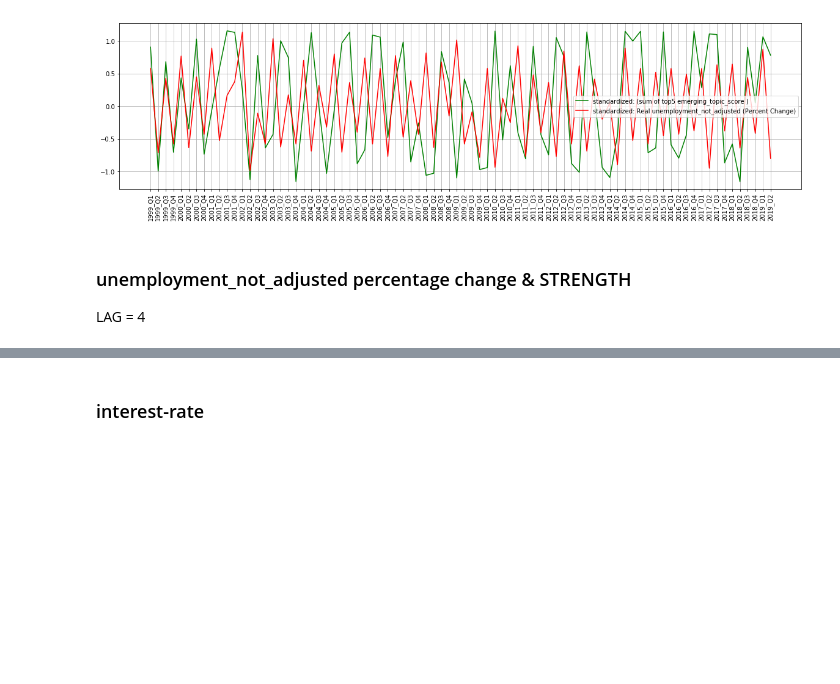
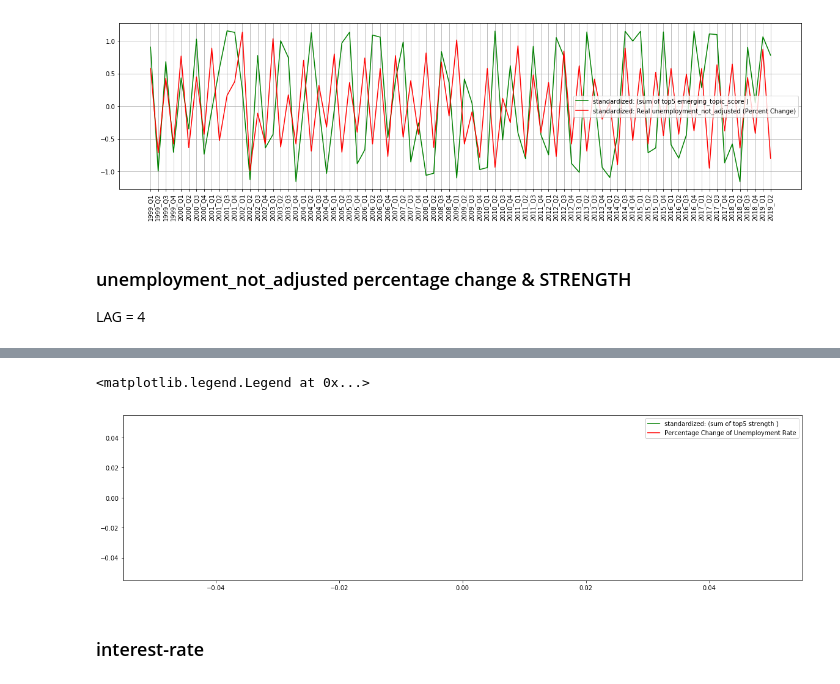
Before and after one commit to fagan2888/bis_speeches_text_bigram_frequency, a Jupyter notebook: source/check_granger_causality_Frequency_rolling_gdp_unemployment_interest-rate_ted.ipynb, the cells around one changed output, grey strips where cells are left out. Saved outputs shown, nothing was run; the diff lists cells and outputs as text; code cells hidden in the pictures; blank space fills up the shorter version.

```diff
--- a/source/check_granger_causality_Frequency_rolling_gdp_unemployment_interest-rate_ted.ipynb
+++ b/source/check_granger_causality_Frequency_rolling_gdp_unemployment_interest-rate_ted.ipynb
@@ -551,3 +573,10 @@ parameter F test:         F=1.7785  , p=0.1294  , df_denom=66, df_num=5
+# %%
+plt.plot([], 'g', label=x_label)
+plt.plot([],'r', label=y_label)
+plt.legend()
+# %% [output]
+<matplotlib.legend.Legend at 0x...>
+[figure, added]
 # %% [markdown]
 ### interest-rate
 # %% [markdown]
```
Also changed, not shown: parts of 5 cells of this notebook.
